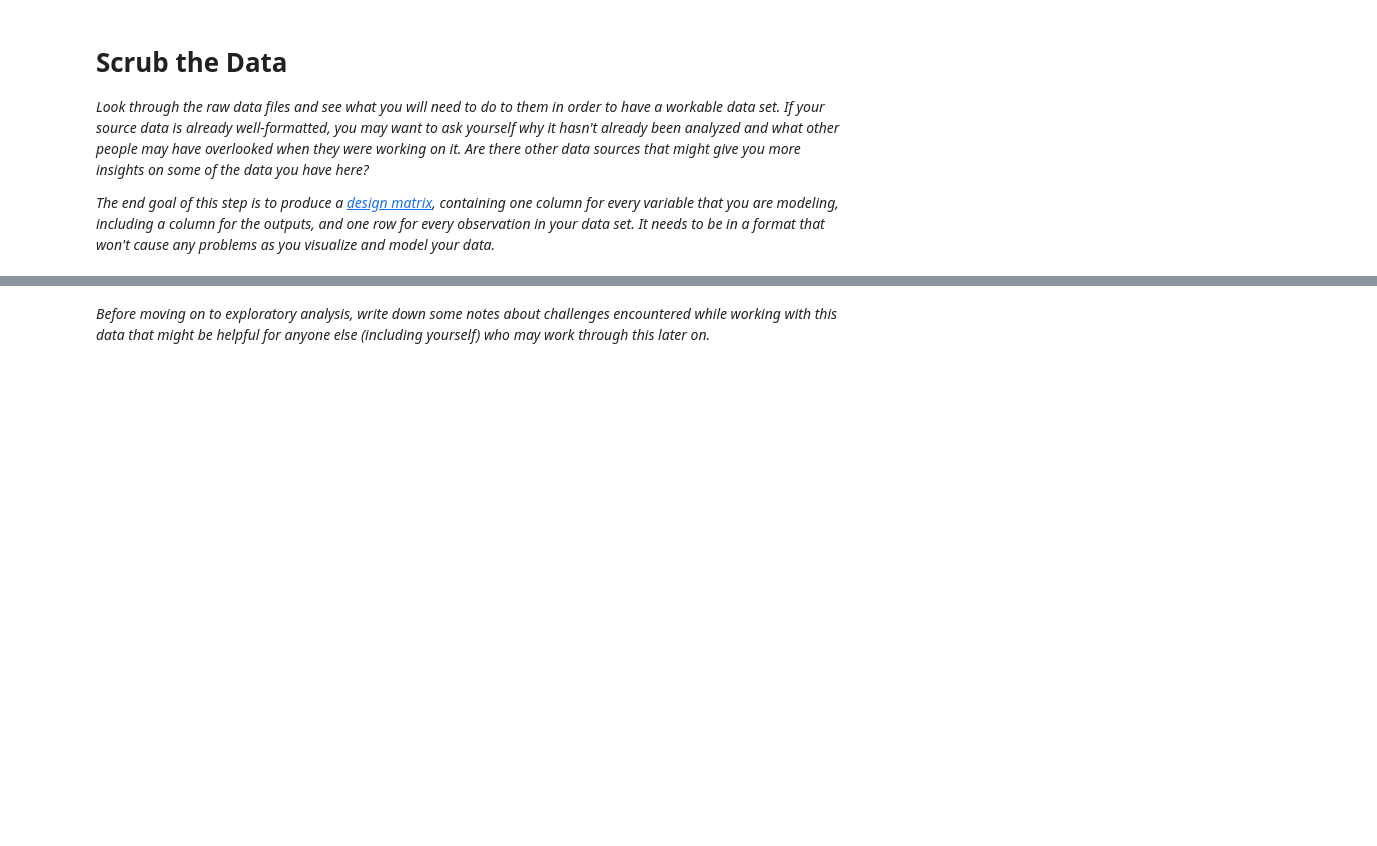
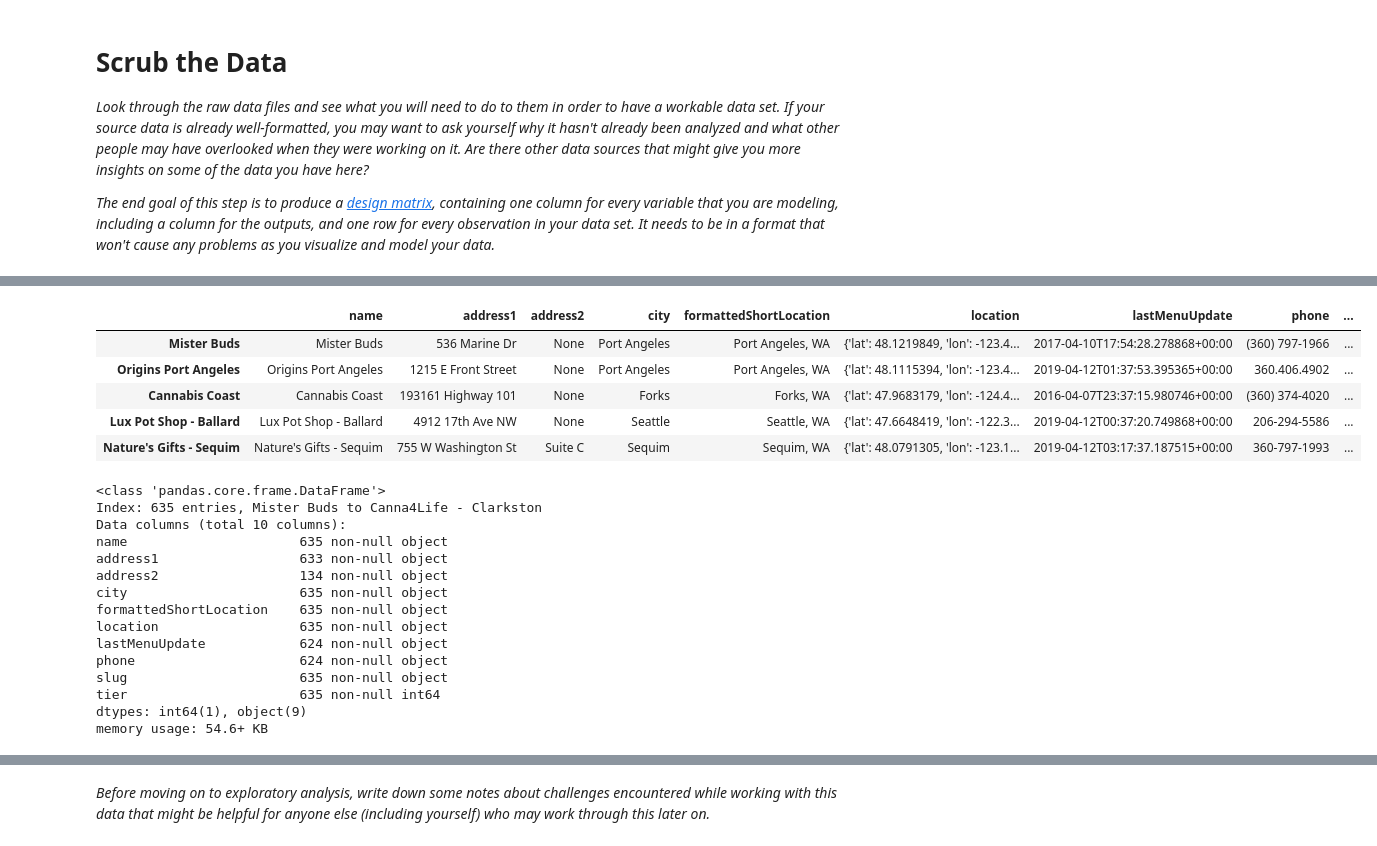
Before and after one commit to BotScutters/dispensary-predictions, a Jupyter notebook: notebooks/mvp.ipynb, the cells around one changed output, grey strips where cells are left out. Drawn from its saved outputs; the diff is of its cells as text; code cells hidden in the pictures; blank space fills up the shorter version.

```diff
--- a/notebooks/mvp.ipynb
+++ b/notebooks/mvp.ipynb
@@ -463,0 +550,5 @@ def run():
+# %%
+raw_filename = path['raw'] + filename['raw_leafly']
+int_filename = path['interim'] + filename['int_leafly']
+
+data = pd.read_json(raw_filename, orient='index')
@@ -463,0 +584,28 @@ def run():
+# %%
+meta_cols = ['name', 'address1', 'address2', 'city', 'formattedShortLocation',
+            'location', 'lastMenuUpdate', 'phone', 'slug', 'tier']
+metadata = data[meta_cols]
+display(metadata.head())
+metadata.info()
+# %% [output]
+|  | name | address1 | address2 | city | formattedShortLocation | location | lastMenuUpdate | phone | ... |
+| Mister Buds | Mister Buds | 536 Marine Dr | None | Port Angeles | Port Angeles, WA | {'lat': 48.1219849, 'lon': -123.4... | 2017-04-10T17:54:28.278868+00:00 | (360) 797-1966 | ... |
+| Origins Port Angeles | Origins Port Angeles | 1215 E Front Street | None | Port Angeles | Port Angeles, WA | {'lat': 48.1115394, 'lon': -123.4... | 2019-04-12T01:37:53.395365+00:00 | 360.406.4902 | ... |
+| Cannabis Coast | Cannabis Coast | 193161 Highway 101 | None | Forks | Forks, WA | {'lat': 47.9683179, 'lon': -124.4... | 2016-04-07T23:37:15.980746+00:00 | (360) 374-4020 | ... |
+| Lux Pot Shop - Ballard | Lux Pot Shop - Ballard | 4912 17th Ave NW | None | Seattle | Seattle, WA | {'lat': 47.6648419, 'lon': -122.3... | 2019-04-12T00:37:20.749868+00:00 | 206-294-5586 | ... |
+| Nature's Gifts - Sequim | Nature's Gifts - Sequim | 755 W Washington St | Suite C | Sequim | Sequim, WA | {'lat': 48.0791305, 'lon': -123.1... | 2019-04-12T03:17:37.187515+00:00 | 360-797-1993 | ... |
+<class 'pandas.core.frame.DataFrame'>
+Index: 635 entries, Mister Buds to Canna4Life - Clarkston
+Data columns (total 10 columns):
+name                      635 non-null object
+address1                  633 non-null object
+address2                  134 non-null object
+city                      635 non-null object
+formattedShortLocation    635 non-null object
+location                  635 non-null object
+lastMenuUpdate            624 non-null object
+phone                     624 non-null object
+slug                      635 non-null object
+tier                      635 non-null int64
+dtypes: int64(1), object(9)
+memory usage: 54.6+ KB
```
Also changed, not shown: parts of 10 cells of this notebook, 2 other files.
